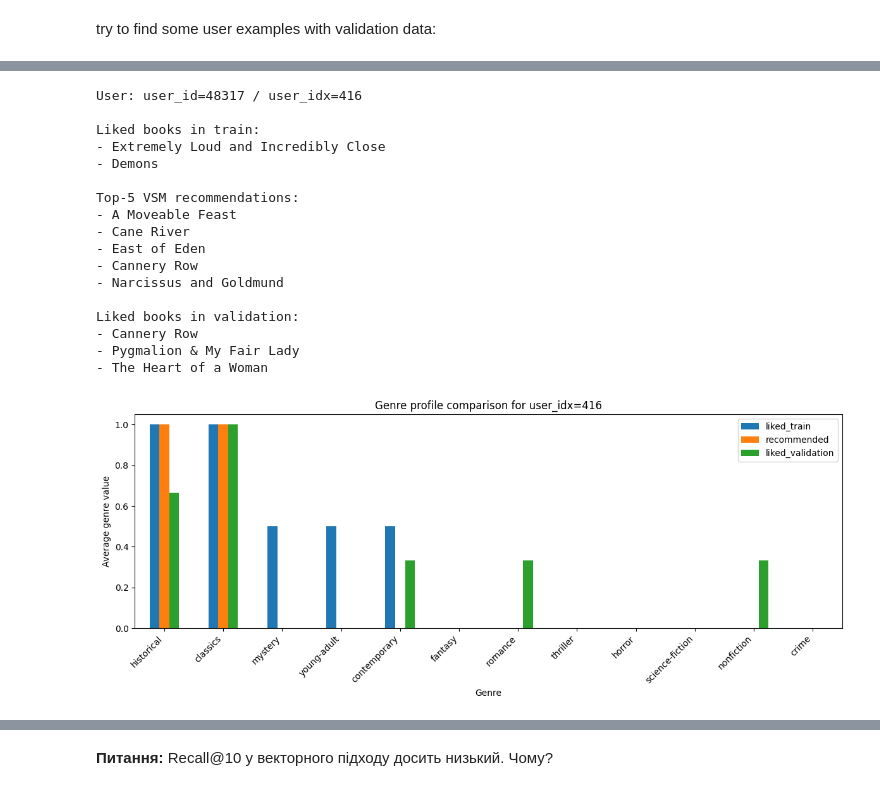
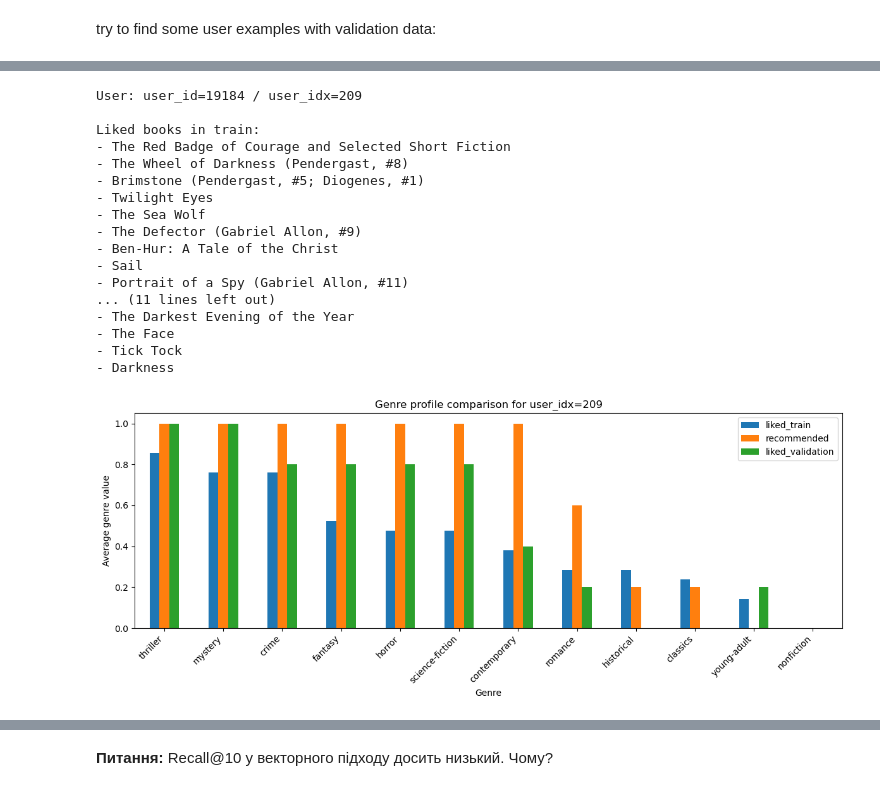
Before and after one commit to Maxstef/data-loves-ml-for-people-course, a Jupyter notebook: notebooks/7_recommendations/HW_RecSys_Goodbooks.ipynb, the cells around one changed output, grey strips where cells are left out. Cells and saved outputs as stored; diff of their text form; code cells hidden in the pictures.

Commit message:
HW Rec sys fix for book ids mapping and re-run results

```diff
--- a/notebooks/7_recommendations/HW_RecSys_Goodbooks.ipynb
+++ b/notebooks/7_recommendations/HW_RecSys_Goodbooks.ipynb
@@ -153,9 +153,9 @@ genre_tag_ids = {
 }
 
 # book_tags.csv uses Goodreads book IDs,
-# while ratings.csv uses internal book_id values.
+# while ratings.csv uses internal book id values.
 # Create a mapping between them.
-gid_to_bid = dict(zip(books["best_book_id"], books["book_id"]))
+gid_to_bid = dict(zip(books["best_book_id"], books["id"]))
 
 # Reverse mapping: tag ID -> genre name
 tagid_to_genre = {
@@ -322,8 +332,8 @@ torch.manual_seed(42)
 user_to_idx = {u: i for i, u in enumerate(users)}
 item_to_idx = {b: i for i, b in enumerate(items)}
 
-# Mapping from book_id to book title, useful later for displaying recommendations
-title_of = dict(zip(books["book_id"], books["title"]))
+# Mapping from book id to book title, useful later for displaying recommendations
+title_of = dict(zip(books["id"], books["title"]))
 
 # Convert the Book × Genre matrix into a PyTorch tensor
 # Shape: (number of books, number of genres)
@@ -845,23 +855,23 @@ list(val_pos.keys())[:10]
 # %%
-show_user_books_and_recommendations(user_idx=416, k=5)
-plot_user_genre_comparison(user_idx=416, k=5);
+show_user_books_and_recommendations(user_idx=209, k=5)
+plot_user_genre_comparison(user_idx=209, k=5);
 # %% [output]
-User: user_id=48317 / user_idx=416
+User: user_id=19184 / user_idx=209
 
 Liked books in train:
-- Extremely Loud and Incredibly Close
-- Demons
-
-Top-5 VSM recommendations:
-- A Moveable Feast
-- Cane River
-- East of Eden
-- Cannery Row
-- Narcissus and Goldmund
-
-Liked books in validation:
-- Cannery Row
-- Pygmalion & My Fair Lady
-- The Heart of a Woman
+- The Red Badge of Courage and Selected Short Fiction
+- The Wheel of Darkness (Pendergast, #8)
+- Brimstone (Pendergast, #5; Diogenes, #1)
+- Twilight Eyes
+- The Sea Wolf
+- The Defector (Gabriel Allon, #9)
+- Ben-Hur: A Tale of the Christ
+- Sail
+- Portrait of a Spy (Gabriel Allon, #11)
+... (11 lines left out)
+- The Darkest Evening of the Year
+- The Face
+- Tick Tock
+- Darkness
-[figure, old version]
+[figure, new version]
 # %%
```
Also changed, not shown: parts of 39 cells of this notebook.
